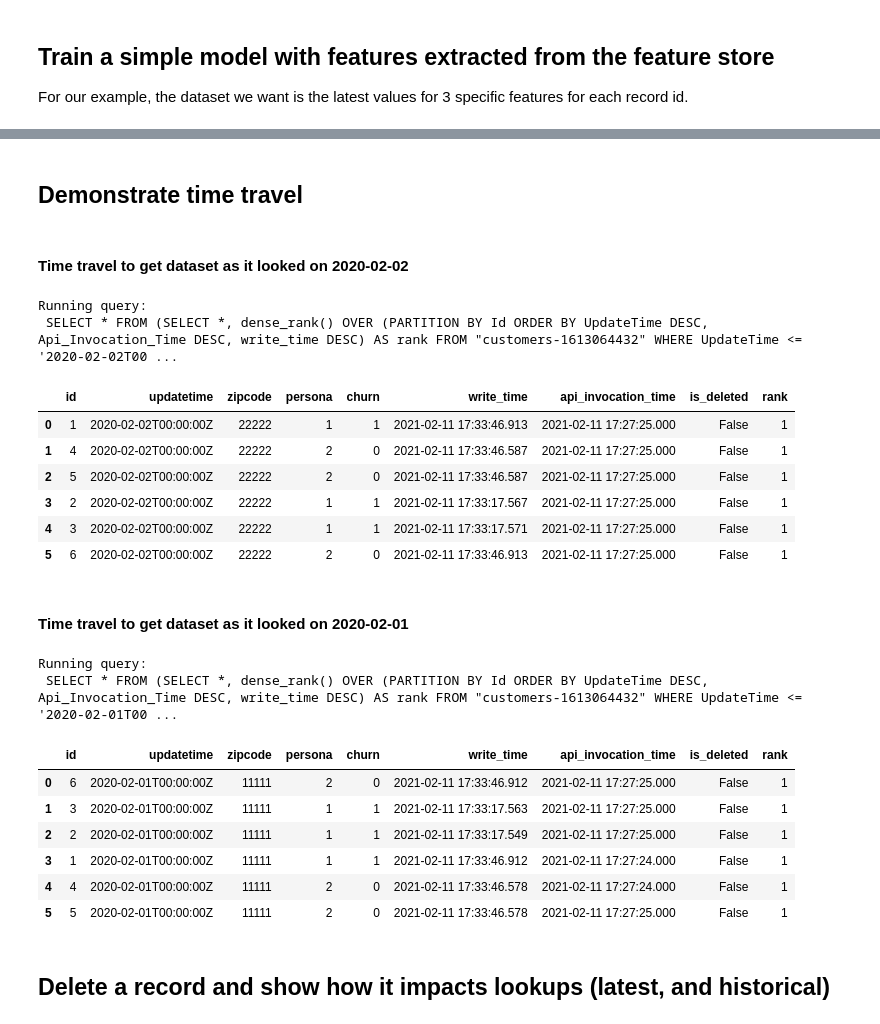
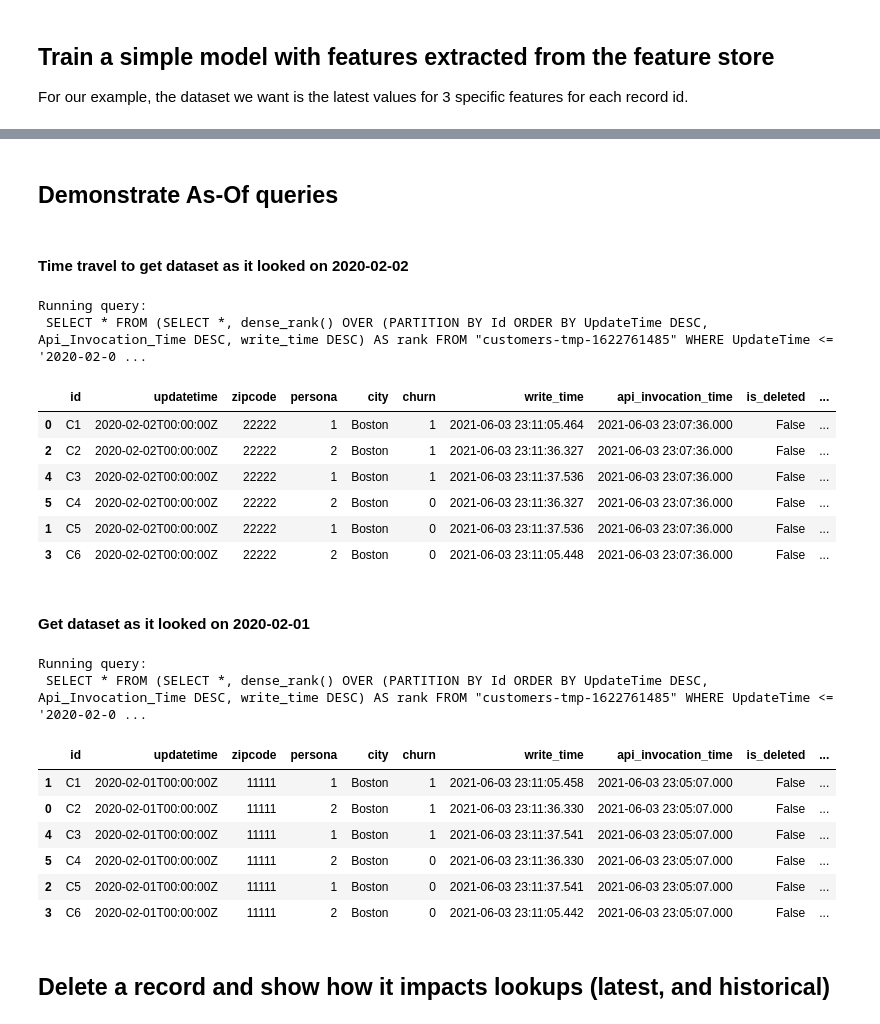
Before and after one commit to markproy/sagemaker-workshop, a Jupyter notebook: lab-hello-feature-store/hello-sagemaker-feature-store.ipynb, the cells around one changed output, grey strips where cells are left out. Saved outputs shown, nothing was run; the diff lists cells and outputs as text; code cells hidden in the pictures.

```diff
--- a/lab-hello-feature-store/hello-sagemaker-feature-store.ipynb
+++ b/lab-hello-feature-store/hello-sagemaker-feature-store.ipynb
@@ -10,7 +10,7 @@ import pandas as pd
 import time
 from sklearn.ensemble import RandomForestClassifier
 
-FG_NAME = 'customers'
+FG_NAME = 'customers-tmp'
 # %% [markdown]
 #### Install pyarrow for reading a sample parquet file from the offline store
 # %%
@@ -278,33 +302,35 @@ array([0, 1])
-# %% [markdown]
-## Demonstrate time travel
+# %% [markdown]
+## Demonstrate As-Of queries
 # %% [markdown]
 #### Time travel to get dataset as it looked on 2020-02-02
 # %%
-Utils.get_offline_feature_values_as_of(FG_NAME, '2020-02-02T00:00:00Z')
+asof_df = Utils.get_offline_feature_values_as_of(FG_NAME, '2020-02-02T00:00:00Z')
+asof_df.sort_values(by=['id','updatetime','write_time'], ascending=[True, False, False]).head(100)
 # %% [output]
 Running query:
- SELECT * FROM (SELECT *, dense_rank() OVER (PARTITION BY Id ORDER BY UpdateTime DESC, Api_Invocation_Time DESC, write_time DESC) AS rank FROM "customers-1613064432" WHERE UpdateTime <= '2020-02-02T00 ...
+ SELECT * FROM (SELECT *, dense_rank() OVER (PARTITION BY Id ORDER BY UpdateTime DESC, Api_Invocation_Time DESC, write_time DESC) AS rank FROM "customers-tmp-1622761485" WHERE UpdateTime <= '2020-02-0 ...
-|  | id | updatetime | zipcode | persona | churn | write_time | api_invocation_time | is_deleted | rank |
-| 0 | 1 | 2020-02-02T00:00:00Z | 22222 | 1 | 1 | 2021-02-11 17:33:46.913 | 2021-02-11 17:27:25.000 | False | 1 |
-| 1 | 4 | 2020-02-02T00:00:00Z | 22222 | 2 | 0 | 2021-02-11 17:33:46.587 | 2021-02-11 17:27:25.000 | False | 1 |
-| 2 | 5 | 2020-02-02T00:00:00Z | 22222 | 2 | 0 | 2021-02-11 17:33:46.587 | 2021-02-11 17:27:25.000 | False | 1 |
-| 3 | 2 | 2020-02-02T00:00:00Z | 22222 | 1 | 1 | 2021-02-11 17:33:17.567 | 2021-02-11 17:27:25.000 | False | 1 |
-| 4 | 3 | 2020-02-02T00:00:00Z | 22222 | 1 | 1 | 2021-02-11 17:33:17.571 | 2021-02-11 17:27:25.000 | False | 1 |
-| 5 | 6 | 2020-02-02T00:00:00Z | 22222 | 2 | 0 | 2021-02-11 17:33:46.913 | 2021-02-11 17:27:25.000 | False | 1 |
+|  | id | updatetime | zipcode | persona | city | churn | write_time | api_invocation_time | is_deleted | ... |
+| 0 | C1 | 2020-02-02T00:00:00Z | 22222 | 1 | Boston | 1 | 2021-06-03 23:11:05.464 | 2021-06-03 23:07:36.000 | False | ... |
+| 2 | C2 | 2020-02-02T00:00:00Z | 22222 | 2 | Boston | 1 | 2021-06-03 23:11:36.327 | 2021-06-03 23:07:36.000 | False | ... |
+| 4 | C3 | 2020-02-02T00:00:00Z | 22222 | 1 | Boston | 1 | 2021-06-03 23:11:37.536 | 2021-06-03 23:07:36.000 | False | ... |
+| 5 | C4 | 2020-02-02T00:00:00Z | 22222 | 2 | Boston | 0 | 2021-06-03 23:11:36.327 | 2021-06-03 23:07:36.000 | False | ... |
+| 1 | C5 | 2020-02-02T00:00:00Z | 22222 | 1 | Boston | 0 | 2021-06-03 23:11:37.536 | 2021-06-03 23:07:36.000 | False | ... |
+| 3 | C6 | 2020-02-02T00:00:00Z | 22222 | 2 | Boston | 0 | 2021-06-03 23:11:05.448 | 2021-06-03 23:07:36.000 | False | ... |
 # %% [markdown]
-#### Time travel to get dataset as it looked on 2020-02-01
+#### Get dataset as it looked on 2020-02-01
 # %%
-Utils.get_offline_feature_values_as_of(FG_NAME, '2020-02-01T00:00:00Z')
+asof_df = Utils.get_offline_feature_values_as_of(FG_NAME, '2020-02-01T00:00:00Z')
+asof_df.sort_values(by=['id','updatetime','write_time'], ascending=[True, False, False]).head(100)
 # %% [output]
 Running query:
- SELECT * FROM (SELECT *, dense_rank() OVER (PARTITION BY Id ORDER BY UpdateTime DESC, Api_Invocation_Time DESC, write_time DESC) AS rank FROM "customers-1613064432" WHERE UpdateTime <= '2020-02-01T00 ...
+ SELECT * FROM (SELECT *, dense_rank() OVER (PARTITION BY Id ORDER BY UpdateTime DESC, Api_Invocation_Time DESC, write_time DESC) AS rank FROM "customers-tmp-1622761485" WHERE UpdateTime <= '2020-02-0 ...
-|  | id | updatetime | zipcode | persona | churn | write_time | api_invocation_time | is_deleted | rank |
-| 0 | 6 | 2020-02-01T00:00:00Z | 11111 | 2 | 0 | 2021-02-11 17:33:46.912 | 2021-02-11 17:27:25.000 | False | 1 |
-| 1 | 3 | 2020-02-01T00:00:00Z | 11111 | 1 | 1 | 2021-02-11 17:33:17.563 | 2021-02-11 17:27:25.000 | False | 1 |
-| 2 | 2 | 2020-02-01T00:00:00Z | 11111 | 1 | 1 | 2021-02-11 17:33:17.549 | 2021-02-11 17:27:25.000 | False | 1 |
-| 3 | 1 | 2020-02-01T00:00:00Z | 11111 | 1 | 1 | 2021-02-11 17:33:46.912 | 2021-02-11 17:27:24.000 | False | 1 |
-| 4 | 4 | 2020-02-01T00:00:00Z | 11111 | 2 | 0 | 2021-02-11 17:33:46.578 | 2021-02-11 17:27:24.000 | False | 1 |
-| 5 | 5 | 2020-02-01T00:00:00Z | 11111 | 2 | 0 | 2021-02-11 17:33:46.578 | 2021-02-11 17:27:25.000 | False | 1 |
+|  | id | updatetime | zipcode | persona | city | churn | write_time | api_invocation_time | is_deleted | ... |
+| 1 | C1 | 2020-02-01T00:00:00Z | 11111 | 1 | Boston | 1 | 2021-06-03 23:11:05.458 | 2021-06-03 23:05:07.000 | False | ... |
+| 0 | C2 | 2020-02-01T00:00:00Z | 11111 | 2 | Boston | 1 | 2021-06-03 23:11:36.330 | 2021-06-03 23:05:07.000 | False | ... |
+| 4 | C3 | 2020-02-01T00:00:00Z | 11111 | 1 | Boston | 1 | 2021-06-03 23:11:37.541 | 2021-06-03 23:05:07.000 | False | ... |
+| 5 | C4 | 2020-02-01T00:00:00Z | 11111 | 2 | Boston | 0 | 2021-06-03 23:11:36.330 | 2021-06-03 23:05:07.000 | False | ... |
+| 2 | C5 | 2020-02-01T00:00:00Z | 11111 | 1 | Boston | 0 | 2021-06-03 23:11:37.541 | 2021-06-03 23:05:07.000 | False | ... |
+| 3 | C6 | 2020-02-01T00:00:00Z | 11111 | 2 | Boston | 0 | 2021-06-03 23:11:05.442 | 2021-06-03 23:05:07.000 | False | ... |
 # %% [markdown]
 ## Delete a record and show how it impacts lookups (latest, and historical)
 # %%
```
Also changed, not shown: parts of 30 cells of this notebook, 2 other files.
